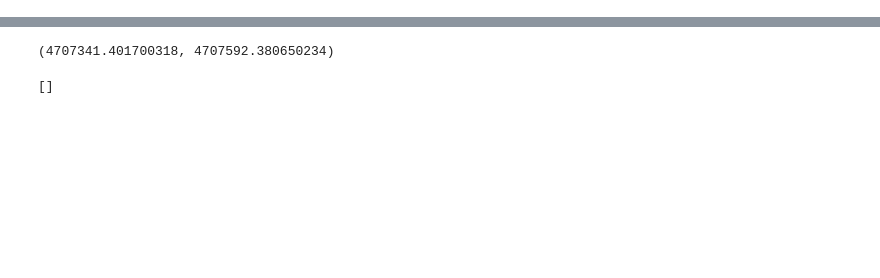
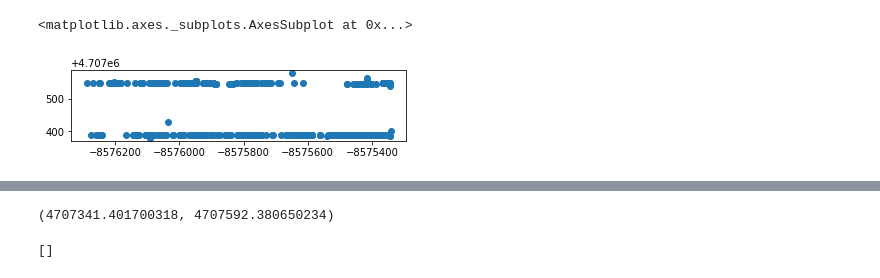
Before and after one commit to cmoscardi/dc_bus_stuff, a Jupyter notebook: Untitled.ipynb, the cells around one changed output, grey strips where cells are left out. Saved outputs shown, nothing was run; the diff lists cells and outputs as text; code cells hidden in the pictures; blank space fills up the shorter version.

```diff
--- a/Untitled.ipynb
+++ b/Untitled.ipynb
@@ -42,2 +17,5 @@ I am densified (60 elements)
 # %%
-results = _
+results.plot()
+# %% [output]
+<matplotlib.axes._subplots.AxesSubplot at 0x...>
+[figure, added]
```
Also changed, not shown: parts of 12 cells of this notebook, 5 other files.
